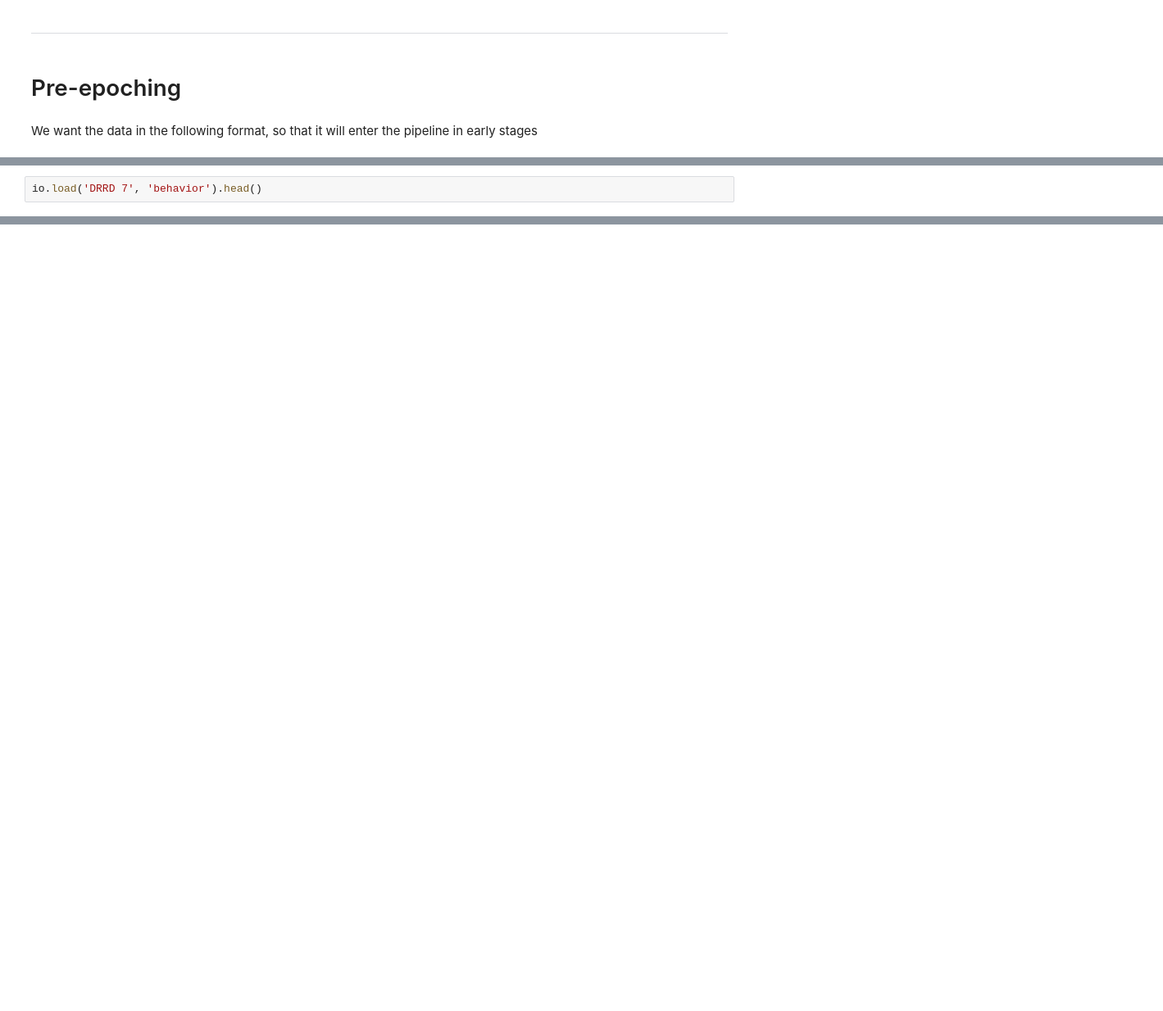
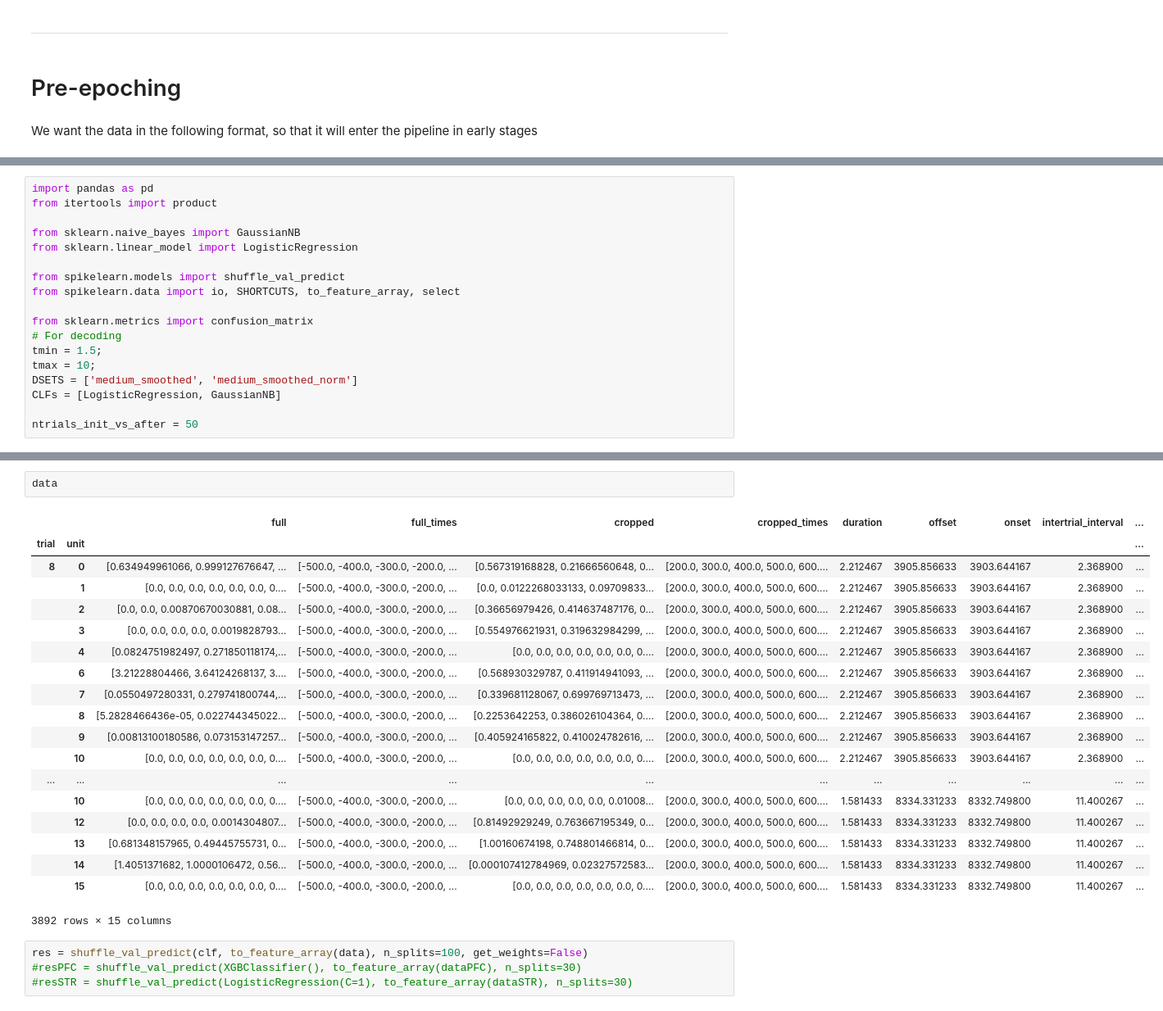
Before and after one commit to EstevaoUyra/spikelearn, a Jupyter notebook: notebooks/exploration/Double recording data.ipynb, the cells around one changed output, grey strips where cells are left out. Shown at 82% size. Drawn from its saved outputs; the diff is of its cells as text; blank space fills up the shorter version.

```diff
--- a/notebooks/exploration/Double recording data.ipynb
+++ b/notebooks/exploration/Double recording data.ipynb
@@ -98,2 +70,0 @@ io.load('DRRD 7', 'spikes').head()
-# %%
-io.load('DRRD 7', 'behavior').head()
@@ -123,0 +71,18 @@ df['times'] = df.times.apply(lambda x: relevant_spikes(x, behavior)[0])
+# %%
+import pandas as pd
+from itertools import product
+
+from sklearn.naive_bayes import GaussianNB
+from sklearn.linear_model import LogisticRegression
+
+from spikelearn.models import shuffle_val_predict
+from spikelearn.data import io, SHORTCUTS, to_feature_array, select
+
+from sklearn.metrics import confusion_matrix
+# For decoding
+tmin = 1.5;
+tmax = 10;
+DSETS = ['medium_smoothed', 'medium_smoothed_norm']
+CLFs = [LogisticRegression, GaussianNB]
+
+ntrials_init_vs_after = 50
@@ -123,0 +106,26 @@ df['times'] = df.times.apply(lambda x: relevant_spikes(x, behavior)[0])
+# %%
+data
+# %% [output]
+|  |  | full | full_times | cropped | cropped_times | duration | offset | onset | intertrial_interval | ... |
+| trial | unit |  |  |  |  |  |  |  |  | ... |
+| 8 | 0 | [0.634949961066, 0.999127676647, ... | [-500.0, -400.0, -300.0, -200.0, ... | [0.567319168828, 0.21666560648, 0... | [200.0, 300.0, 400.0, 500.0, 600.... | 2.212467 | 3905.856633 | 3903.644167 | 2.368900 | ... |
+|  | 1 | [0.0, 0.0, 0.0, 0.0, 0.0, 0.0, 0.... | [-500.0, -400.0, -300.0, -200.0, ... | [0.0, 0.0122268033133, 0.09709833... | [200.0, 300.0, 400.0, 500.0, 600.... | 2.212467 | 3905.856633 | 3903.644167 | 2.368900 | ... |
+|  | 2 | [0.0, 0.0, 0.00870670030881, 0.08... | [-500.0, -400.0, -300.0, -200.0, ... | [0.36656979426, 0.414637487176, 0... | [200.0, 300.0, 400.0, 500.0, 600.... | 2.212467 | 3905.856633 | 3903.644167 | 2.368900 | ... |
+|  | 3 | [0.0, 0.0, 0.0, 0.0, 0.0019828793... | [-500.0, -400.0, -300.0, -200.0, ... | [0.554976621931, 0.319632984299, ... | [200.0, 300.0, 400.0, 500.0, 600.... | 2.212467 | 3905.856633 | 3903.644167 | 2.368900 | ... |
+|  | 4 | [0.0824751982497, 0.271850118174,... | [-500.0, -400.0, -300.0, -200.0, ... | [0.0, 0.0, 0.0, 0.0, 0.0, 0.0, 0.... | [200.0, 300.0, 400.0, 500.0, 600.... | 2.212467 | 3905.856633 | 3903.644167 | 2.368900 | ... |
+|  | 6 | [3.21228804466, 3.64124268137, 3.... | [-500.0, -400.0, -300.0, -200.0, ... | [0.568930329787, 0.411914941093, ... | [200.0, 300.0, 400.0, 500.0, 600.... | 2.212467 | 3905.856633 | 3903.644167 | 2.368900 | ... |
+|  | 7 | [0.0550497280331, 0.279741800744,... | [-500.0, -400.0, -300.0, -200.0, ... | [0.339681128067, 0.699769713473, ... | [200.0, 300.0, 400.0, 500.0, 600.... | 2.212467 | 3905.856633 | 3903.644167 | 2.368900 | ... |
+|  | 8 | [5.2828466436e-05, 0.022744345022... | [-500.0, -400.0, -300.0, -200.0, ... | [0.2253642253, 0.386026104364, 0.... | [200.0, 300.0, 400.0, 500.0, 600.... | 2.212467 | 3905.856633 | 3903.644167 | 2.368900 | ... |
+|  | 9 | [0.00813100180586, 0.073153147257... | [-500.0, -400.0, -300.0, -200.0, ... | [0.405924165822, 0.410024782616, ... | [200.0, 300.0, 400.0, 500.0, 600.... | 2.212467 | 3905.856633 | 3903.644167 | 2.368900 | ... |
+|  | 10 | [0.0, 0.0, 0.0, 0.0, 0.0, 0.0, 0.... | [-500.0, -400.0, -300.0, -200.0, ... | [0.0, 0.0, 0.0, 0.0, 0.0, 0.0, 0.... | [200.0, 300.0, 400.0, 500.0, 600.... | 2.212467 | 3905.856633 | 3903.644167 | 2.368900 | ... |
+| ... | ... | ... | ... | ... | ... | ... | ... | ... | ... | ... |
+|  | 10 | [0.0, 0.0, 0.0, 0.0, 0.0, 0.0, 0.... | [-500.0, -400.0, -300.0, -200.0, ... | [0.0, 0.0, 0.0, 0.0, 0.0, 0.01008... | [200.0, 300.0, 400.0, 500.0, 600.... | 1.581433 | 8334.331233 | 8332.749800 | 11.400267 | ... |
+|  | 12 | [0.0, 0.0, 0.0, 0.0, 0.0014304807... | [-500.0, -400.0, -300.0, -200.0, ... | [0.81492929249, 0.763667195349, 0... | [200.0, 300.0, 400.0, 500.0, 600.... | 1.581433 | 8334.331233 | 8332.749800 | 11.400267 | ... |
+|  | 13 | [0.681348157965, 0.49445755731, 0... | [-500.0, -400.0, -300.0, -200.0, ... | [1.00160674198, 0.748801466814, 0... | [200.0, 300.0, 400.0, 500.0, 600.... | 1.581433 | 8334.331233 | 8332.749800 | 11.400267 | ... |
+|  | 14 | [1.4051371682, 1.0000106472, 0.56... | [-500.0, -400.0, -300.0, -200.0, ... | [0.000107412784969, 0.02327572583... | [200.0, 300.0, 400.0, 500.0, 600.... | 1.581433 | 8334.331233 | 8332.749800 | 11.400267 | ... |
+|  | 15 | [0.0, 0.0, 0.0, 0.0, 0.0, 0.0, 0.... | [-500.0, -400.0, -300.0, -200.0, ... | [0.0, 0.0, 0.0, 0.0, 0.0, 0.0, 0.... | [200.0, 300.0, 400.0, 500.0, 600.... | 1.581433 | 8334.331233 | 8332.749800 | 11.400267 | ... |
+3892 rows × 15 columns
+# %%
+res = shuffle_val_predict(clf, to_feature_array(data), n_splits=100, get_weights=False)
+#resPFC = shuffle_val_predict(XGBClassifier(), to_feature_array(dataPFC), n_splits=30)
+#resSTR = shuffle_val_predict(LogisticRegression(C=1), to_feature_array(dataSTR), n_splits=30)
```
Also changed, not shown: parts of 13 cells of this notebook, 6 other files.
